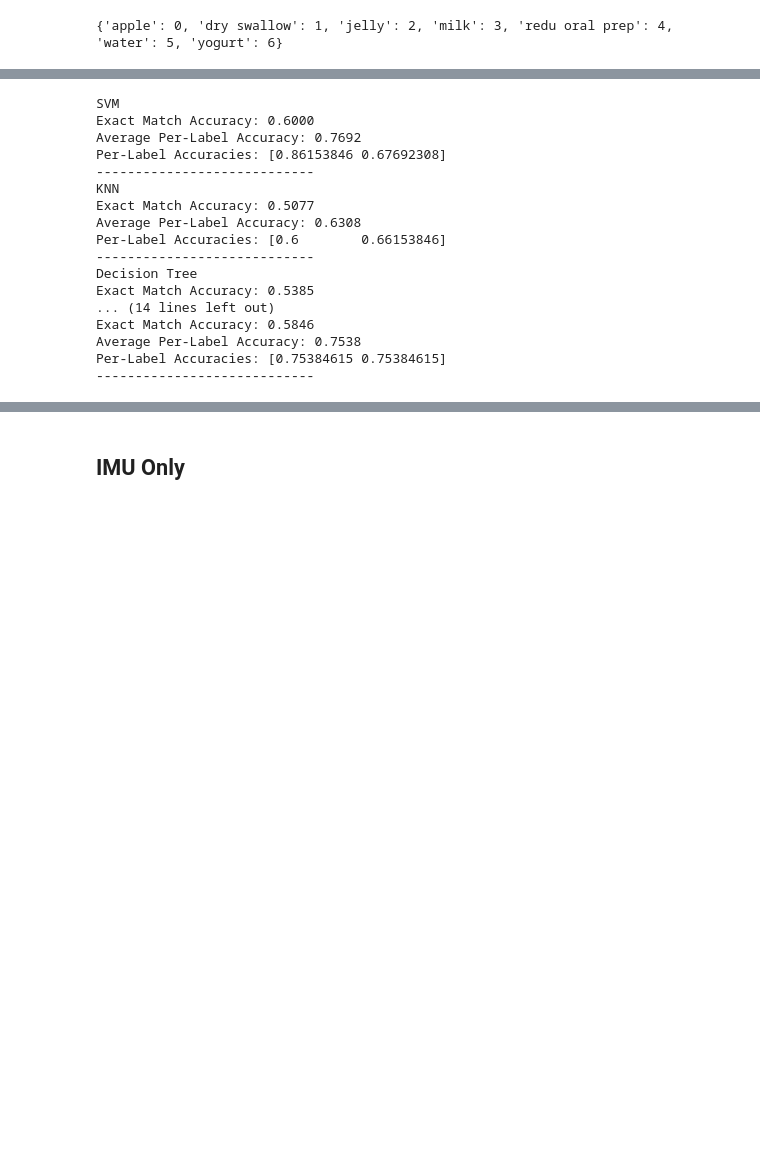
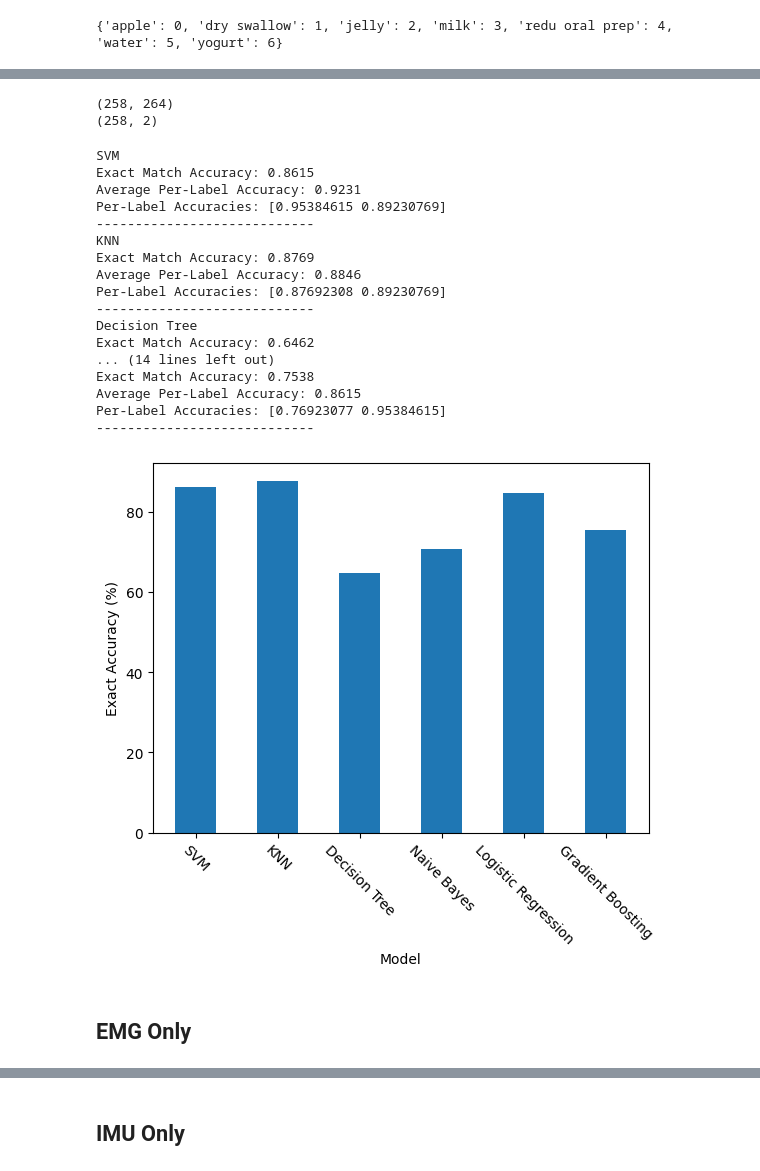
Before and after one commit to chloeewangg/emg_processing, a Jupyter notebook: notebooks/separate sensors only.ipynb, the cells around one changed output, grey strips where cells are left out. Saved outputs shown, nothing was run; the diff lists cells and outputs as text; code cells hidden in the pictures; blank space fills up the shorter version.

```diff
--- a/notebooks/separate sensors only.ipynb
+++ b/notebooks/separate sensors only.ipynb
@@ -159,3 +149,28 @@ print(y_train.shape)
+# %%
+from sklearn.model_selection import train_test_split
+from sklearn import svm, metrics
+from sklearn.preprocessing import StandardScaler
+from sklearn.decomposition import PCA
+import matplotlib.pyplot as plt
+import seaborn as sns
+
+x = df.drop(columns=['volume', 'substance'])
+y = df[['substance', 'volume']]
+
+x_train, x_test, y_train, y_test = train_test_split(x, y, test_size=0.2, random_state=42)
+
+y_train = y_train.astype(int)
+y_test = y_test.astype(int)
+
+scaler = StandardScaler()
+x_train_scaled = scaler.fit_transform(x_train)
+x_test_scaled = scaler.transform(x_test)
+
+print(x_train_scaled.shape)
+print(y_train.shape)
+# %% [output]
+(258, 264)
+(258, 2)
 # %%
 from sklearn.neighbors import KNeighborsClassifier
 from sklearn.tree import DecisionTreeClassifier
@@ -209,38 +220,54 @@ def train_and_plot_multioutput_model(model, model_name, accuracies, cm=True):
 # %%
 from sklearn.multioutput import MultiOutputClassifier
 
+# accuracies
+models = []
+both_accuracies = [] # predicts both labels right
+
 model = MultiOutputClassifier(svm_model)
-train_and_plot_multioutput_model(model, 'SVM', emg_accuracies, cm=False)
+train_and_plot_multioutput_model(model, 'SVM', both_accuracies, cm=False)
 
 model = MultiOutputClassifier(knn_model)
-train_and_plot_multioutput_model(model, 'KNN', emg_accuracies, cm=False)
+train_and_plot_multioutput_model(model, 'KNN', both_accuracies, cm=False)
 
 model = MultiOutputClassifier(dt_model)
-train_and_plot_multioutput_model(model, 'Decision Tree', emg_accuracies, cm=False)
+train_and_plot_multioutput_model(model, 'Decision Tree', both_accuracies, cm=False)
 
 model = MultiOutputClassifier(nb_model)
-train_and_plot_multioutput_model(model, 'Naive Bayes', emg_accuracies, cm=False)
+train_and_plot_multioutput_model(model, 'Naive Bayes', both_accuracies, cm=False)
 
 model = MultiOutputClassifier(regression_model)
-train_and_plot_multioutput_model(model, 'Logistic Regression', emg_accuracies, cm=False)
+train_and_plot_multioutput_model(model, 'Logistic Regression', both_accuracies, cm=False)
 
 model = MultiOutputClassifier(gb_model)
-train_and_plot_multioutput_model(model, 'Gradient Boosting', emg_accuracies, cm=False)
+train_and_plot_multioutput_model(model, 'Gradient Boosting', both_accuracies, cm=False)
 # %% [output]
 SVM
-Exact Match Accuracy: 0.6000
-Average Per-Label Accuracy: 0.7692
-Per-Label Accuracies: [0.86153846 0.67692308]
+Exact Match Accuracy: 0.8615
+Average Per-Label Accuracy: 0.9231
+Per-Label Accuracies: [0.95384615 0.89230769]
 ----------------------------
 KNN
-Exact Match Accuracy: 0.5077
-Average Per-Label Accuracy: 0.6308
-Per-Label Accuracies: [0.6        0.66153846]
+Exact Match Accuracy: 0.8769
+Average Per-Label Accuracy: 0.8846
+Per-Label Accuracies: [0.87692308 0.89230769]
 ----------------------------
 Decision Tree
-Exact Match Accuracy: 0.5385
+Exact Match Accuracy: 0.6462
 ... (14 lines left out)
-Exact Match Accuracy: 0.5846
-Average Per-Label Accuracy: 0.7538
-Per-Label Accuracies: [0.75384615 0.75384615]
+Exact Match Accuracy: 0.7538
+Average Per-Label Accuracy: 0.8615
+Per-Label Accuracies: [0.76923077 0.95384615]
 ----------------------------
+# %%
+plt.bar(models, both_accuracies, width=0.5)
+
+plt.xticks(rotation=-45)
+plt.xlabel('Model')
+plt.ylabel('Exact Accuracy (%)')
+
+plt.show()
+# %% [output]
+[figure, added]
+# %% [markdown]
+## EMG Only
```
Also changed, not shown: parts of 14 cells of this notebook, 6 other files.
